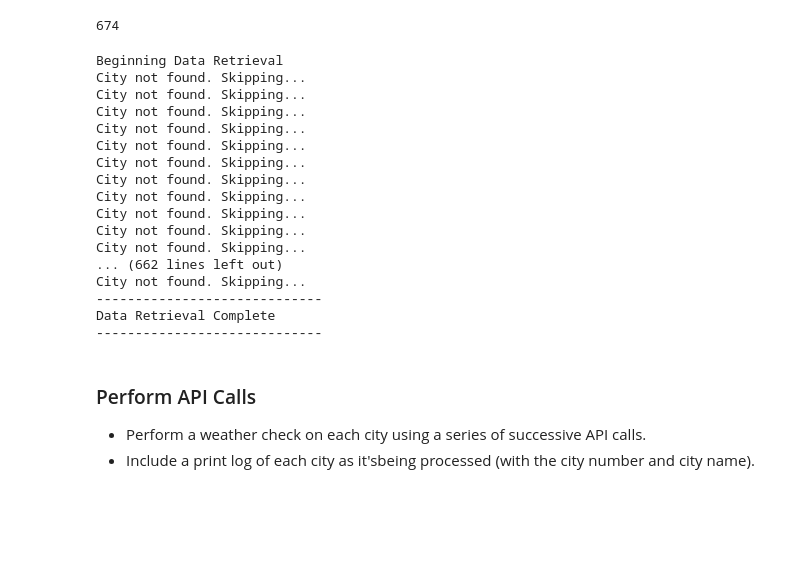
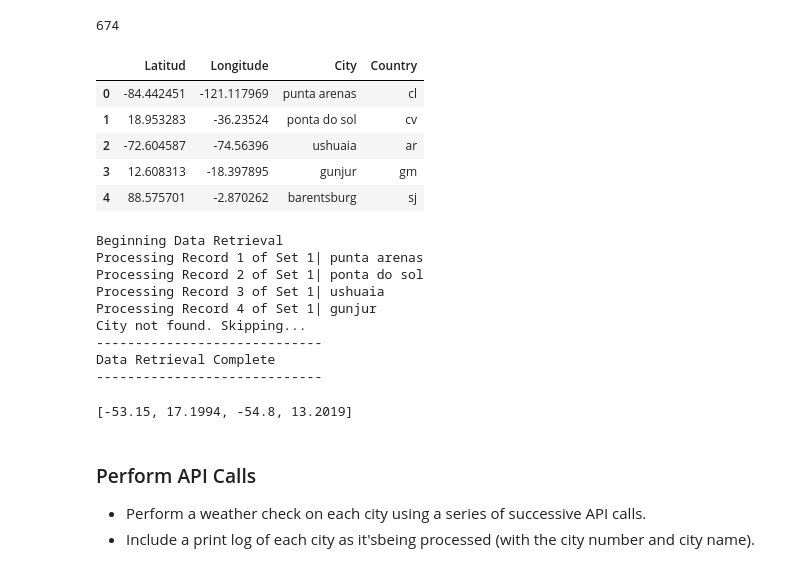
Before and after one commit to Yazz-01/Python_API_challenge, a Jupyter notebook: Weatherpy/weather_main.ipynb, the cells around one changed output. Cells and saved outputs as stored; diff of their text form; code cells hidden in the pictures; blank space fills up the shorter version.

Commit message:
Tested that the results are printed correctly

```diff
--- a/Weatherpy/weather_main.ipynb
+++ b/Weatherpy/weather_main.ipynb
@@ -112,6 +114,17 @@ cities_clean= cities_clean.reset_index(drop=True)
 len(cities_clean)
 # %% [output]
 674
+# %%
+test = cities_clean.copy()
+test2 = test.head()
+test2
+# %% [output]
+|  | Latitud | Longitude | City | Country |
+| 0 | -84.442451 | -121.117969 | punta arenas | cl |
+| 1 | 18.953283 | -36.23524 | ponta do sol | cv |
+| 2 | -72.604587 | -74.56396 | ushuaia | ar |
+| 3 | 12.608313 | -18.397895 | gunjur | gm |
+| 4 | 88.575701 | -2.870262 | barentsburg | sj |
 # %%
 #Weather information, saving config information
 # New URL "api.openweathermap.org/data/2.5/weather?lat={lat}&lon={lon}&appid={API key}"
@@ -145,15 +158,16 @@ city_curr= []
 print(f"Beginning Data Retrieval")
 
 # Looping through all the cities for weather information retrieving
-for index,row in cities_clean.iterrows():
+for index,row in test2.iterrows():
     curr_city= row["City"]
     curr_country= row["Country"]
 
 # Build query URL
     query_url =f"{url_current}q={curr_city},{curr_country}&units=(units)&appid={weather_api_key}"
     response= requests.get(query_url).json()
-
+    #print(response)
 # Creating Exceptions to continue runnig the code
+    num_record = num_record+1
     try:
         actual_lat.append(response["coord"]["lat"])
         actual_long.append(response["coord"]["lon"])
@@ -169,14 +183,14 @@ for index,row in cities_clean.iterrows():
 
         print(f"Processing Record {num_record} of Set {num_set}| {curr_city}")
 
-    except KeyError:
-        actual_lat.append(np.nan)
-        actual_long.append(np.nan)
-        maxTemp.append(np.nan)
-        humidity.append(np.nan)
-        windSpeed.append(np.nan)
-        cloudiness.append(np.nan)
-        infoDate.append(np.nan)
+    except:
+        #actual_lat.append(np.nan)
+        #actual_long.append(np.nan)
+        #maxTemp.append(np.nan)
+        #humidity.append(np.nan)
+        #windSpeed.append(np.nan)
+        #cloudiness.append(np.nan)
+        #infoDate.append(np.nan)
         print(f"City not found. Skipping...")
 
         if num_record == 35:
@@ -189,22 +203,18 @@ Data Retrieval Complete
 -----------------------------''')
 # %% [output]
 Beginning Data Retrieval
-City not found. Skipping...
-City not found. Skipping...
-City not found. Skipping...
-City not found. Skipping...
-City not found. Skipping...
-City not found. Skipping...
-City not found. Skipping...
-City not found. Skipping...
-City not found. Skipping...
-City not found. Skipping...
-City not found. Skipping...
-... (662 lines left out)
+Processing Record 1 of Set 1| punta arenas
+Processing Record 2 of Set 1| ponta do sol
+Processing Record 3 of Set 1| ushuaia
+Processing Record 4 of Set 1| gunjur
 City not found. Skipping...
 -----------------------------
 Data Retrieval Complete
 -----------------------------
+# %%
+actual_lat
+# %% [output]
+[-53.15, 17.1994, -54.8, 13.2019]
 # %% [markdown]
 ### Perform API Calls
 * Perform a weather check on each city using a series of successive API calls.
```
Also changed, not shown: parts of 1 cell of this notebook, 1 other file.
